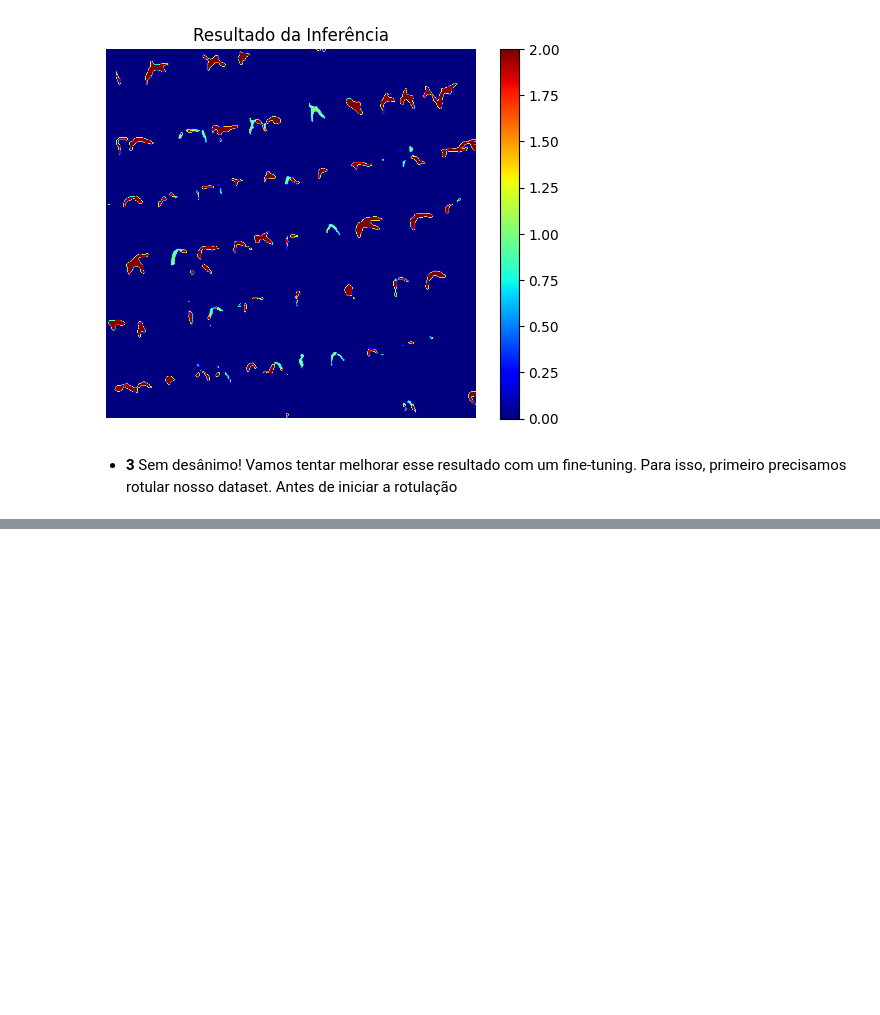
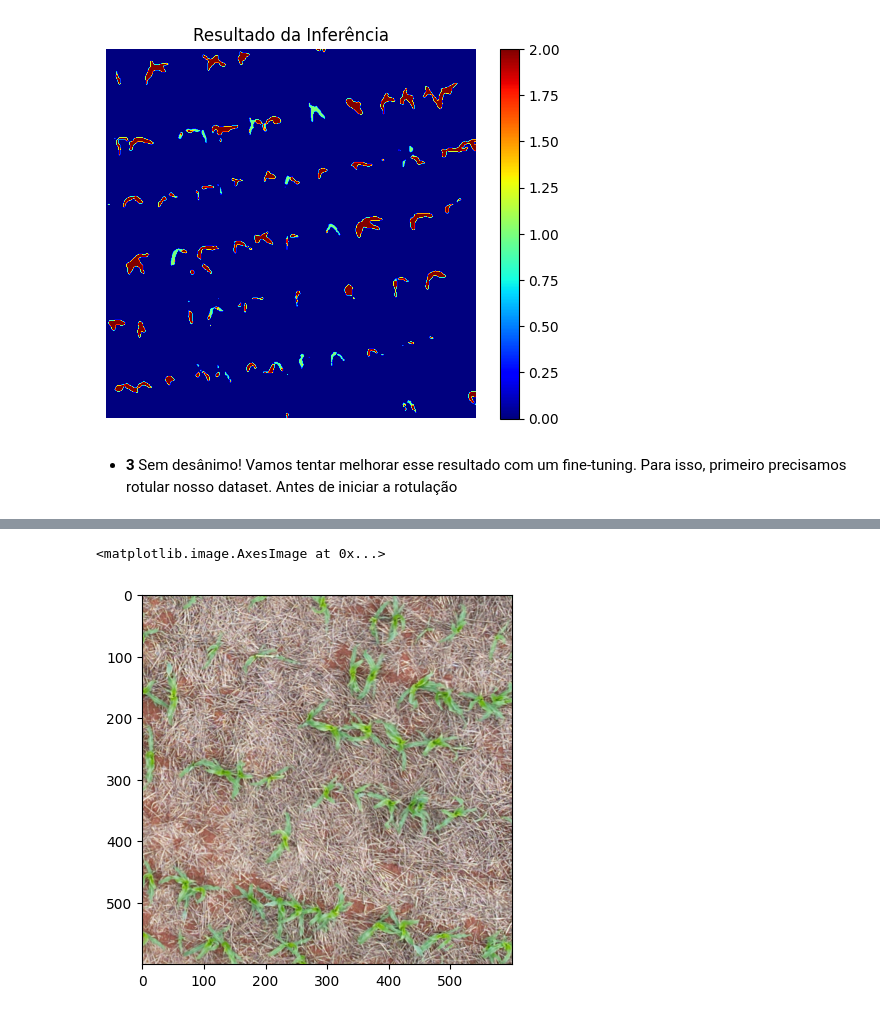
Before and after one commit to AngeloDev-New/IC_Milho_Acompanhamento, a Jupyter notebook: primeirosPassos.ipynb, the cells around one changed output, grey strips where cells are left out. Drawn from its saved outputs; the diff is of its cells as text; code cells hidden in the pictures; blank space fills up the shorter version.

```diff
--- a/primeirosPassos.ipynb
+++ b/primeirosPassos.ipynb
@@ -318,0 +348,10 @@ Valores mínimos e máximos: -10.254091 10.144181
+# %%
+import cv2
+import json
+pathImagenTest = './imgs/mascs/Abelardo_luz_1800_67800_3X113.png'
+imageTest = cv2.cvtColor(cv2.imread(pathImagenTest), cv2.COLOR_BGR2RGB)
+
+plt.imshow(imageTest)
+# %% [output]
+<matplotlib.image.AxesImage at 0x...>
+[figure, added]
```
Also changed, not shown: parts of 4 cells of this notebook.
